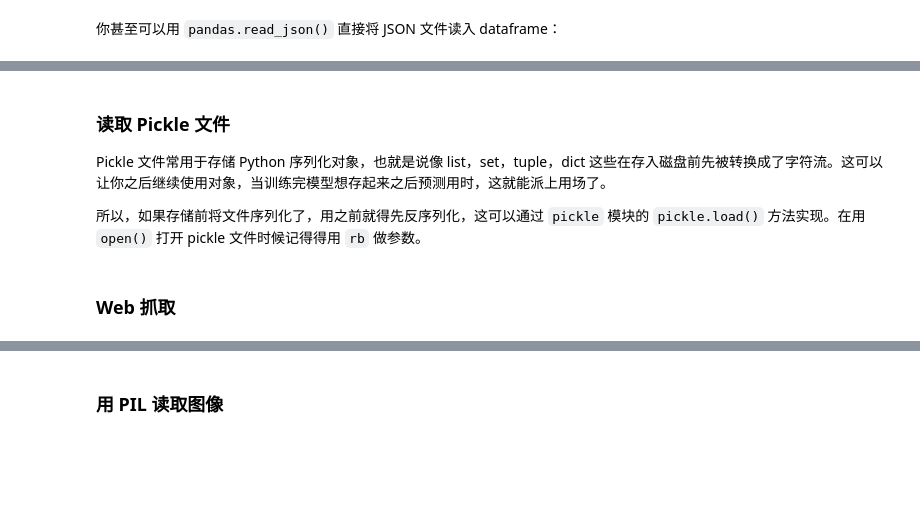
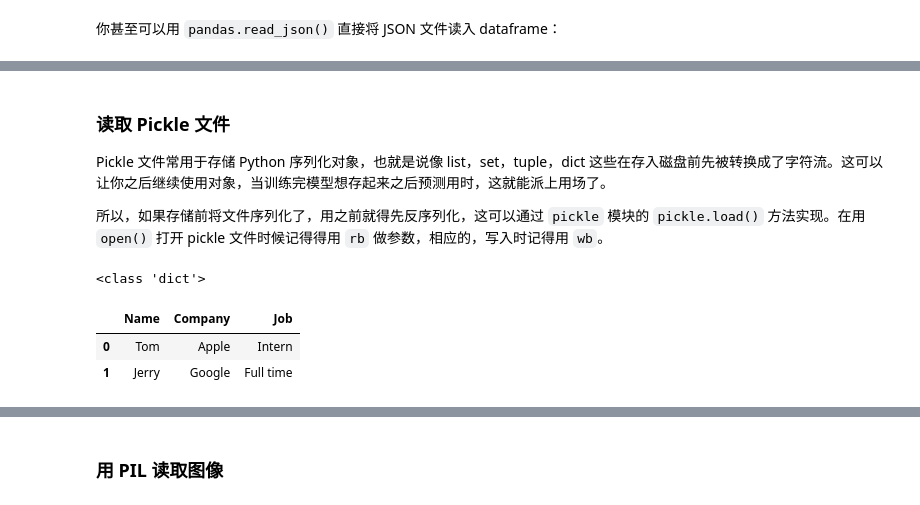
Before and after one commit to LibertyDream/python_tutorial, a Jupyter notebook: apply/1.files_read.ipynb, the cells around one changed output, grey strips where cells are left out. Drawn from its saved outputs; the diff is of its cells as text; code cells hidden in the pictures; blank space fills up the shorter version.

```diff
--- a/apply/1.files_read.ipynb
+++ b/apply/1.files_read.ipynb
@@ -310,6 +319,27 @@ df
 
 Pickle 文件常用于存储 Python 序列化对象，也就是说像 list，set，tuple，dict 这些在存入磁盘前先被转换成了字符流。这可以让你之后继续使用对象，当训练完模型想存起来之后预测用时，这就能派上用场了。
 
-所以，如果存储前将文件序列化了，用之前就得先反序列化，这可以通过 `pickle` 模块的 `pickle.load()` 方法实现。在用 `open()` 打开 pickle 文件时候记得得用 `rb` 做参数。
+所以，如果存储前将文件序列化了，用之前就得先反序列化，这可以通过 `pickle` 模块的 `pickle.load()` 方法实现。在用 `open()` 打开 pickle 文件时候记得得用 `rb` 做参数，相应的，写入时记得用 `wb`。
-# %% [markdown]
-### Web 抓取
+# %%
+import pickle
+import pandas as pd
+
+pickle_data = {'Name':['Tom','Jerry'],'Company':['Apple','Google'],
+                'Job':['Intern','Full time']}
+
+with open(r'./data/demo data/sample_pickle.pkl','wb') as fw:
+    pickle.dump(pickle_data, fw)
+
+with open(r'./data/demo data/sample_pickle.pkl','rb') as fo:
+    read_data = pickle.load(fo)
+
+print(type(read_data))
+
+df = pd.DataFrame(read_data)
+
+df
+# %% [output]
+<class 'dict'>
+|  | Name | Company | Job |
+| 0 | Tom | Apple | Intern |
+| 1 | Jerry | Google | Full time |
```
Also changed, not shown: parts of 29 cells of this notebook, 25 other files.
